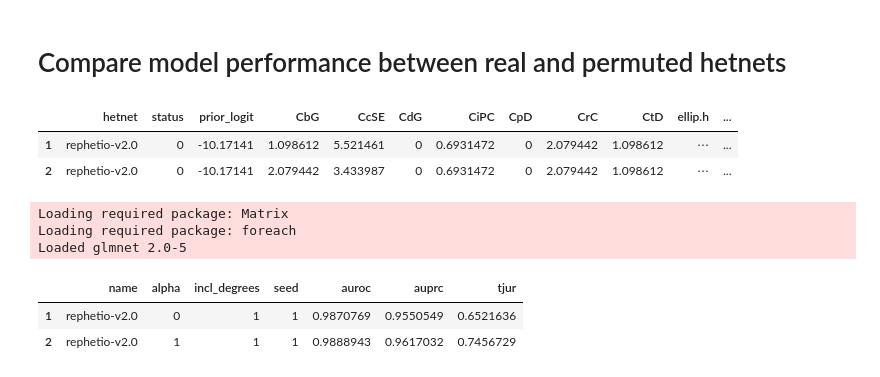
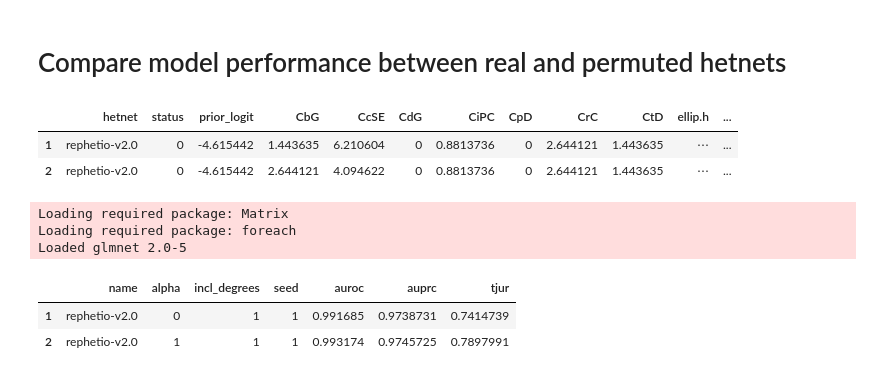
Before and after one commit to dhimmel/learn, a Jupyter notebook: all-features/8-model-performances.ipynb, the cells around one changed output. Saved outputs shown, nothing was run; the diff lists cells and outputs as text; code cells hidden in the pictures.

```diff
--- a/all-features/8-model-performances.ipynb
+++ b/all-features/8-model-performances.ipynb
@@ -20,31 +20,31 @@ feature_df = readr::read_tsv('data/matrix/features.tsv.bz2', col_types = col_typ
 # %%
 transform_df = function(df) {
 
   df = dplyr::bind_cols(
     df %>%
     dplyr::transmute(status, prior_logit = boot::logit(prior_prob)),
 
     df %>%
     dplyr::select(one_of(degrees)) %>%
-    dplyr::mutate_each(dplyr::funs(log1p)),
+    dplyr::mutate_each(dplyr::funs(asinh)),
 
     df %>%
     dplyr::select(one_of(metapaths)) %>%
-    dplyr::mutate_each(dplyr::funs(log1p(. / sd(.))))
+    dplyr::mutate_each(dplyr::funs(asinh(. / mean(.))))
   )
   return(df)
 }
 
 transformed_df = feature_df %>%
   dplyr::group_by(hetnet) %>%
   dplyr::do(transform_df(.)) %>%
   dplyr::ungroup()
 
 head(transformed_df, 2)
 # %% [output]
 |  | hetnet | status | prior_logit | CbG | CcSE | CdG | CiPC | CpD | CrC | CtD | ellip.h | ... |
-| 1 | rephetio-v2.0 | 0 | -10.17141 | 1.098612 | 5.521461 | 0 | 0.6931472 | 0 | 2.079442 | 1.098612 | ⋯ | ... |
-| 2 | rephetio-v2.0 | 0 | -10.17141 | 2.079442 | 3.433987 | 0 | 0.6931472 | 0 | 2.079442 | 1.098612 | ⋯ | ... |
+| 1 | rephetio-v2.0 | 0 | -4.615442 | 1.443635 | 6.210604 | 0 | 0.8813736 | 0 | 2.644121 | 1.443635 | ⋯ | ... |
+| 2 | rephetio-v2.0 | 0 | -4.615442 | 2.644121 | 4.094622 | 0 | 0.8813736 | 0 | 2.644121 | 1.443635 | ⋯ | ... |
 # %%
 fit_list = list()
 i = 0
@@ -84,7 +87,7 @@ result_df = fit_list %>% lapply(function(l) {
     seed = l$seed,
     auroc = l$vtm$auroc,
     auprc = l$vtm$auprc,
-    tjur = hetior::get_tjur(y_true = l$y, y_pred = l$y_pred)
+    tjur = l$vtm$tjur
   )
 
 }) %>% dplyr::rbind_all()
@@ -92,8 +95,8 @@ result_df = fit_list %>% lapply(function(l) {
 head(result_df, 2)
 # %% [output]
 |  | name | alpha | incl_degrees | seed | auroc | auprc | tjur |
-| 1 | rephetio-v2.0 | 0 | 1 | 1 | 0.9870769 | 0.9550549 | 0.6521636 |
-| 2 | rephetio-v2.0 | 1 | 1 | 1 | 0.9888943 | 0.9617032 | 0.7456729 |
+| 1 | rephetio-v2.0 | 0 | 1 | 1 | 0.991685 | 0.9738731 | 0.7414739 |
+| 2 | rephetio-v2.0 | 1 | 1 | 1 | 0.993174 | 0.9745725 | 0.7897991 |
 # %%
 result_df %>% readr::write_tsv('data/model-performances.tsv')
 # %%
```
Also changed, not shown: parts of 2 cells of this notebook, 2 other files.
